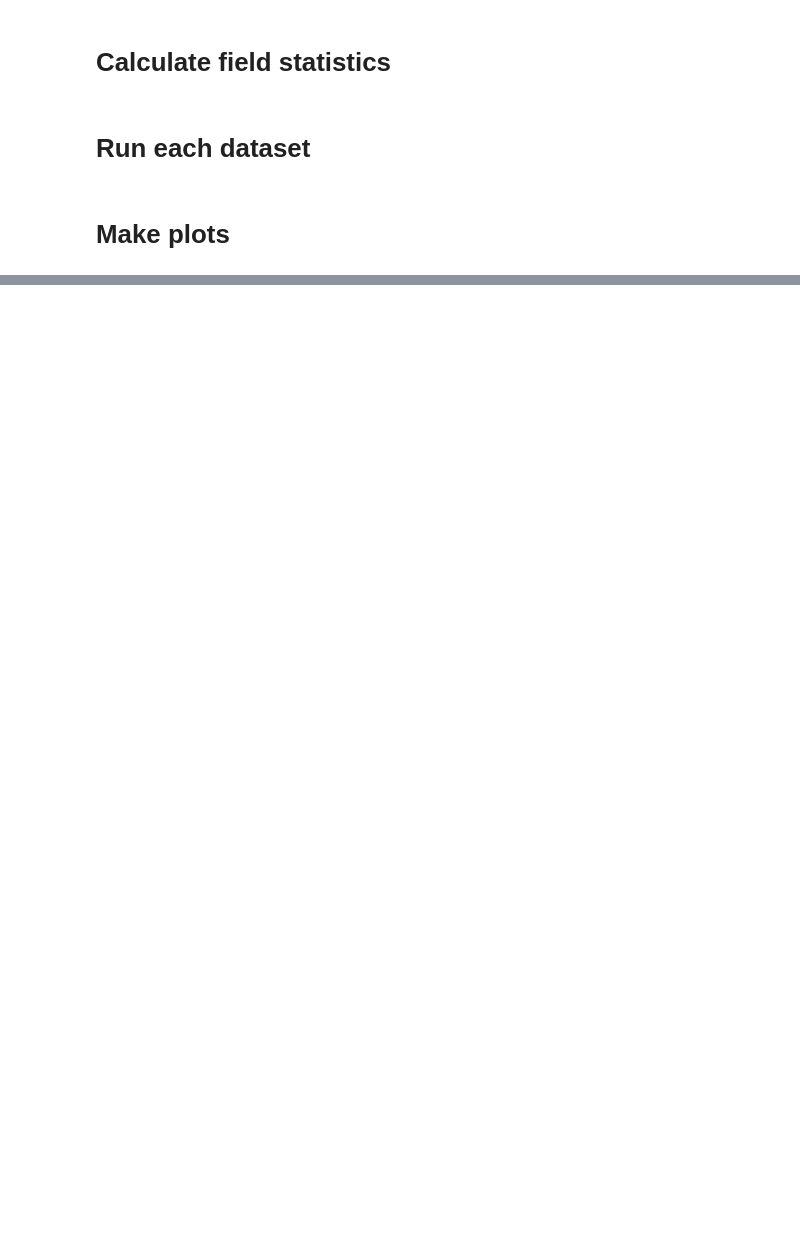
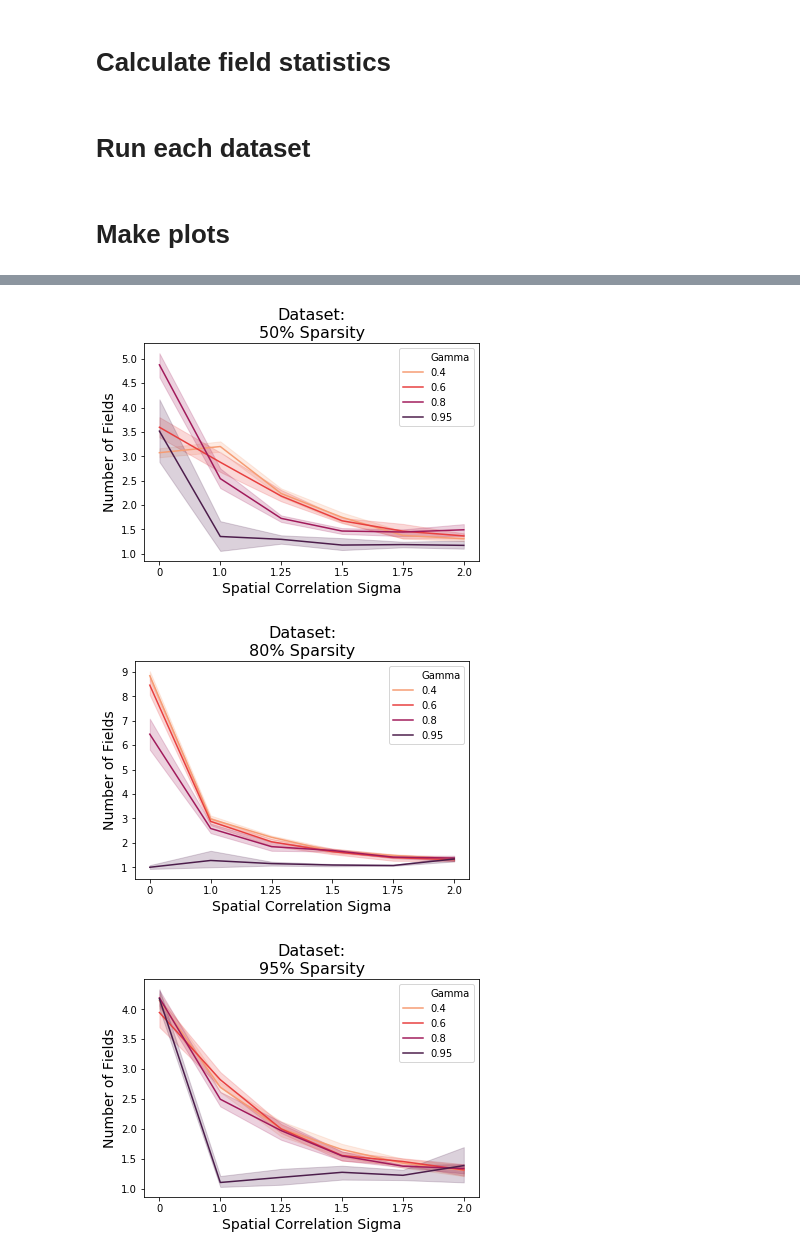
Before and after one commit to chingf/sr-project, a Jupyter notebook: notebooks/5b-fieldsize-v-gammas.ipynb, the cells around one changed output, grey strips where cells are left out. Drawn from its saved outputs; the diff is of its cells as text; code cells hidden in the pictures; blank space fills up the shorter version.

```diff
--- a/notebooks/5b-fieldsize-v-gammas.ipynb
+++ b/notebooks/5b-fieldsize-v-gammas.ipynb
@@ -167,0 +171,17 @@ for dset_name in np.unique(dset_names):
+# %%
+for dset_name in np.unique(dset_names):
+    fig, ax = plt.subplots()
+    sns.lineplot(
+        x='Sigma', y='Number of Fields',
+        hue='Gamma', palette=sns.color_palette('rocket_r', n_colors=4),
+        data=df[df['Dataset']==dset_name],
+        ax=ax
+        )
+    plt.title(f'Dataset:\n{dset_name}', fontsize=16)
+    plt.xlabel('Spatial Correlation Sigma', fontsize=14)
+    plt.ylabel('Number of Fields', fontsize=14)
+    plt.show()
+# %% [output]
+[figure, added]
+[figure, added]
+[figure, added]
```
Also changed, not shown: parts of 4 cells of this notebook, 1 other file.
